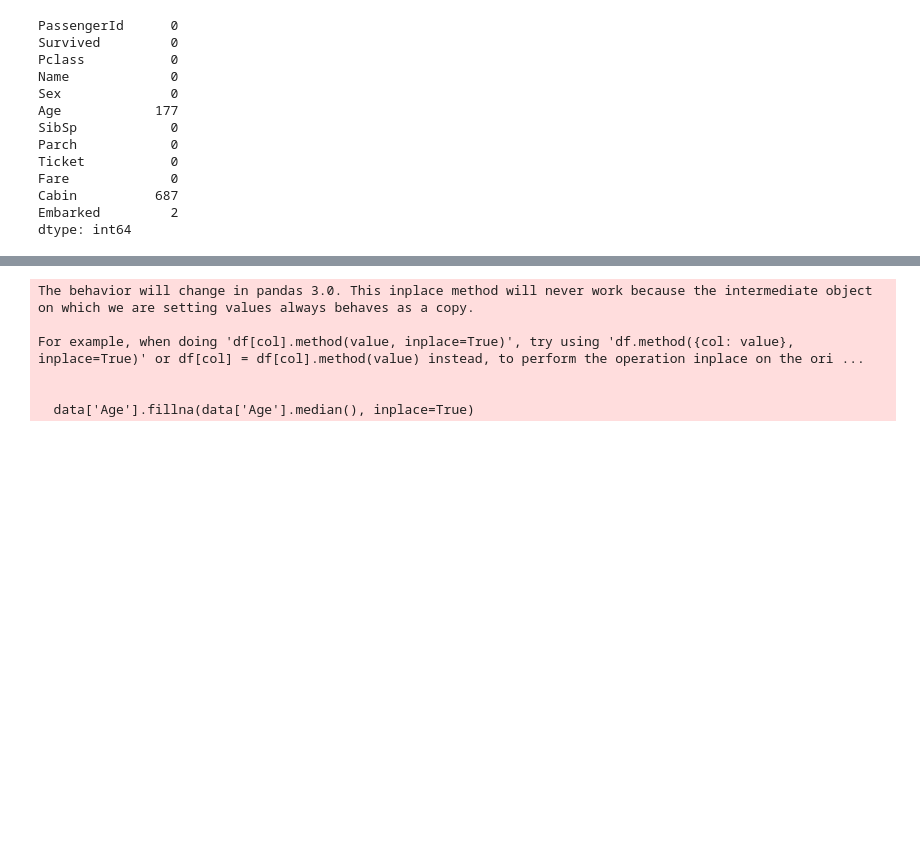
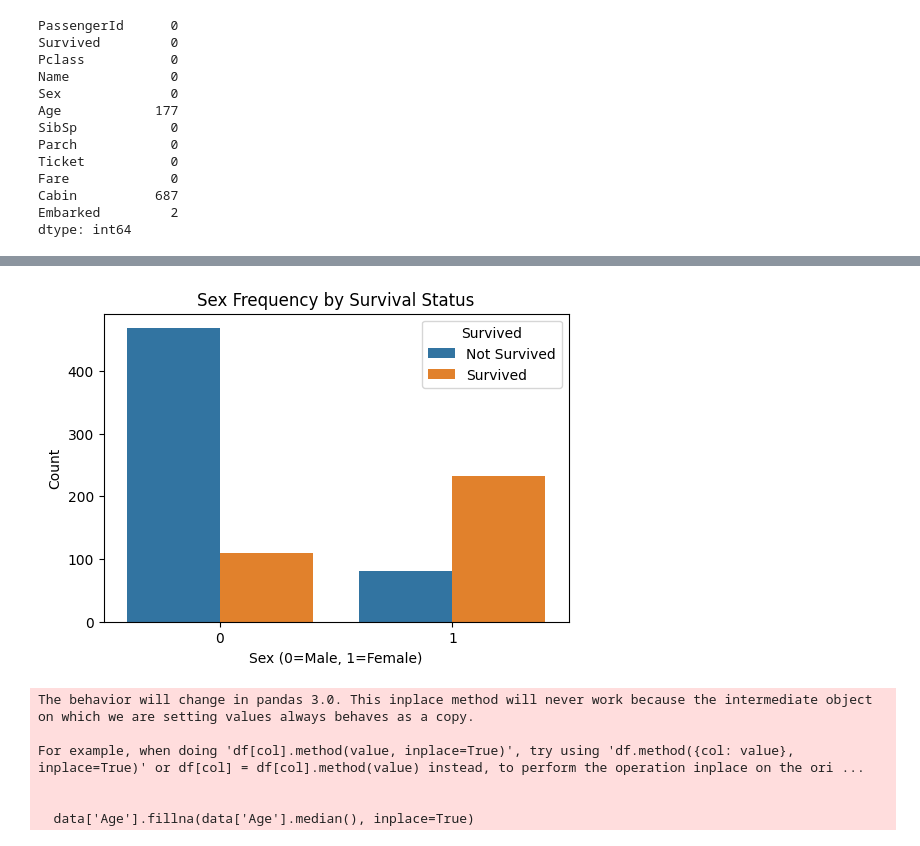
Before and after one commit to sambhaduri/Titanic-Survival-prediction-ML, a Jupyter notebook: titanic.ipynb, the cells around one changed output, grey strips where cells are left out. Saved outputs shown, nothing was run; the diff lists cells and outputs as text; code cells hidden in the pictures; blank space fills up the shorter version.

```diff
--- a/titanic.ipynb
+++ b/titanic.ipynb
@@ -65,3 +49,14 @@ data.plot(x='PassengerId', y='Age', kind='scatter', title='PassengerId vs Age')
+# %%
+# Plot frequency of Sex by Survival Status
+plt.figure(figsize=(6, 4))
+sns.countplot(data=data, x='Sex', hue='Survived')
+plt.title('Sex Frequency by Survival Status')
+plt.xlabel('Sex (0=Male, 1=Female)')
+plt.ylabel('Count')
+plt.legend(title='Survived', labels=['Not Survived', 'Survived'])
+plt.show()
+# %% [output]
+[figure, added]
 # %%
 # Missing values handle in 'Age' column test with mean, median, mode and as checked median worked best as mean is impacted by outliers like 80 years old passenger
 data['Age'].fillna(data['Age'].median(), inplace=True)
```
Also changed, not shown: parts of 10 cells of this notebook.
